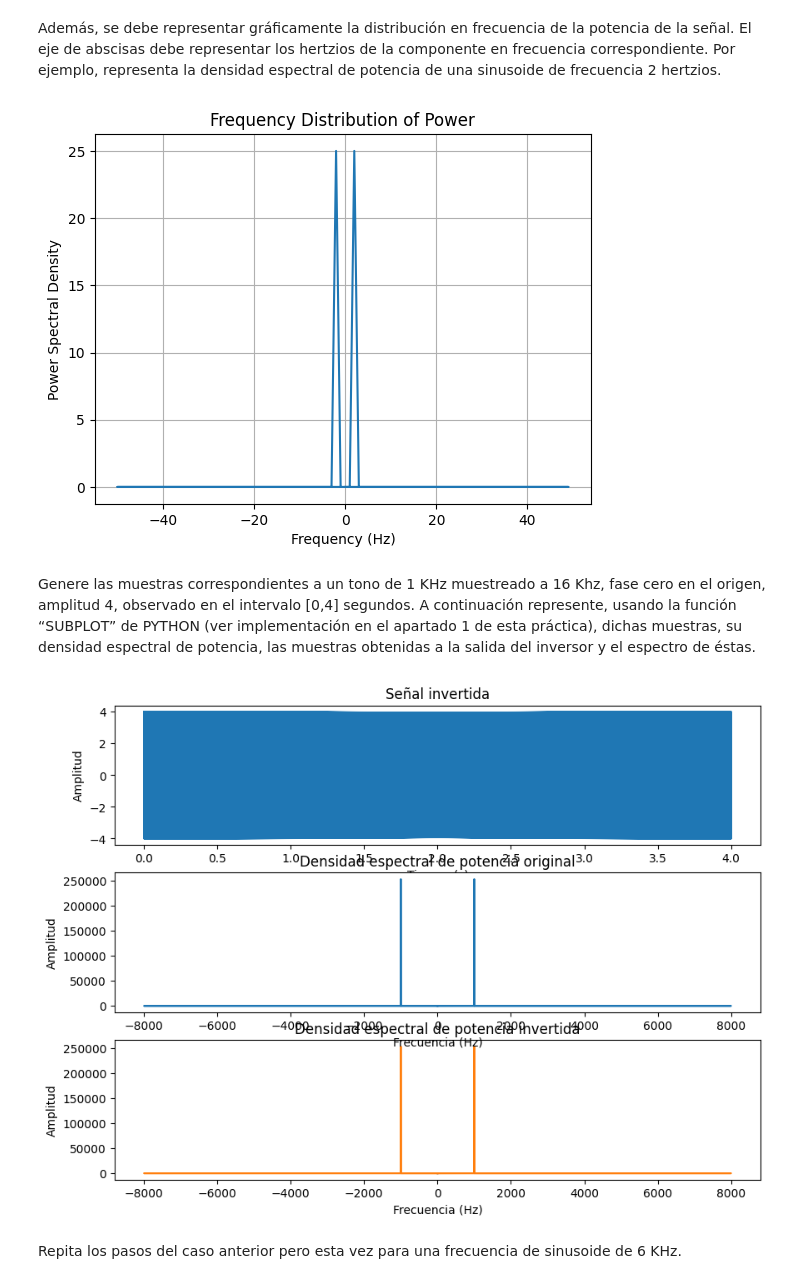
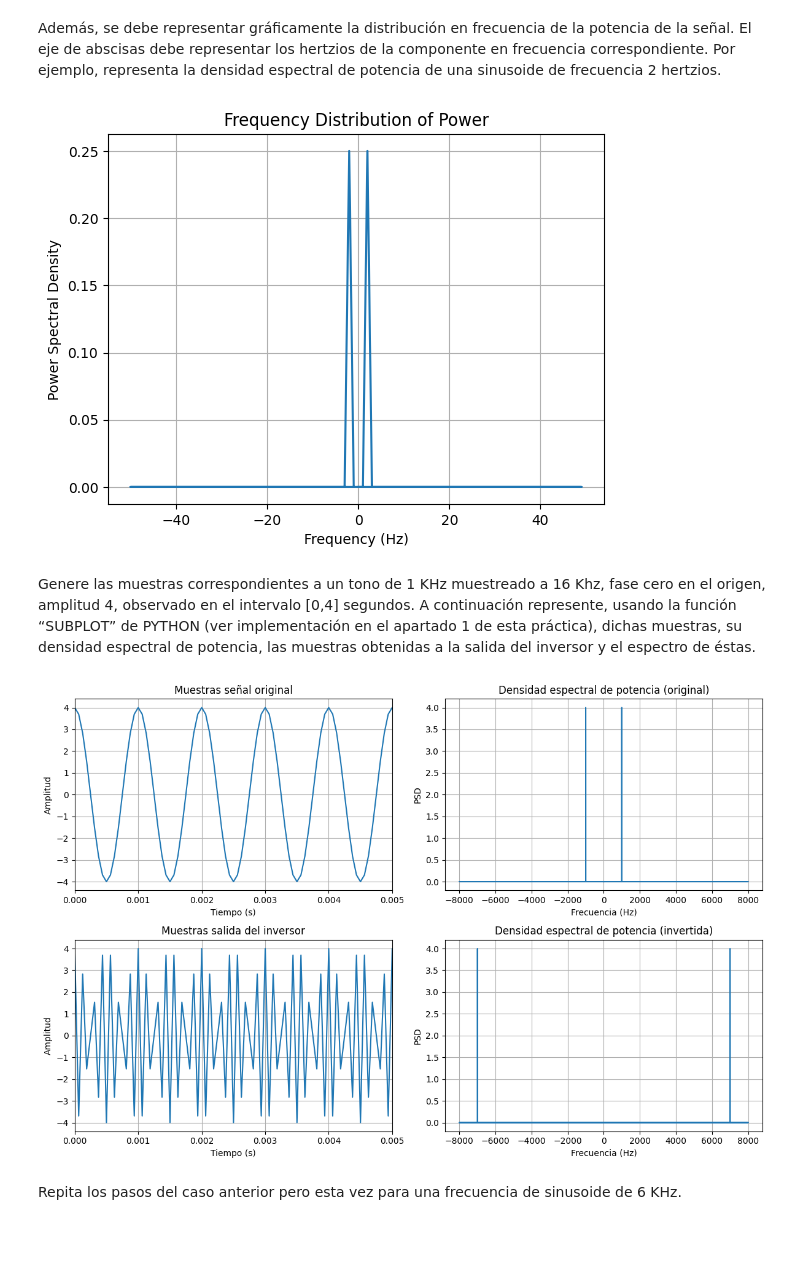
Before and after one commit to adpf0001-crl/Fundamentos-y-Equipos-de-Audio, a Jupyter notebook: FyEA_Lab3_AudioSignalProcessing.ipynb, the cells around one changed output. Drawn from its saved outputs; the diff is of its cells as text; code cells hidden in the pictures; blank space fills up the shorter version.

```diff
--- a/FyEA_Lab3_AudioSignalProcessing.ipynb
+++ b/FyEA_Lab3_AudioSignalProcessing.ipynb
@@ -141,9 +133,10 @@ def inversor(x):
     Output:
         - y: Output signal with inverted spectrum.
     """
-    # Usamos np.arange para que cada muestra n se multiplique por (-1)^n
-    n = np.arange(len(x))
-    y = x * ((-1)**n)
+    # INSERT YOUR CODE HERE!
+    n=np.arange(len(x))
+    y = x * np.cos(np.pi*n)
+
     return y
 # %% [markdown]
 Igualmente, implemente una función de PYTHON que calcule y represente la densidad espectral de potencia una señal dada. Esta función debe responder al siguiente esquema:
@@ -159,16 +152,14 @@ def denpower(x, fs):
         - DEP: Power Spectral Density of the signal.
     """
     # INSERT YOUR CODE HERE!
-    DEP=np.fft.fft(x)
-    DEP=np.abs(DEP)**2
-    DEP=DEP/len(x)
-
+    N=len(x)
+    X=np.fft.fft(x)/N
+    DEP=np.abs(X)**2
     return DEP
 # %% [markdown]
 Además, se debe representar gráficamente la distribución en frecuencia de la potencia de la señal.  El eje de abscisas debe representar los hertzios de la componente en frecuencia correspondiente. Por ejemplo, representa la densidad espectral de potencia de una sinusoide de frecuencia 2 hertzios.
 # %%
 fs = 100
-f=2
 t = np.linspace(0, 1, fs, endpoint=False)
 x = np.sin(2*np.pi*2*t)
 DEP = denpower(x, fs)
@@ -180,54 +171,64 @@ plt.title('Frequency Distribution of Power')
 plt.grid(True)
 plt.show()
 # %% [output]
-[figure, old version]
+[figure, new version]
 # %% [markdown]
 Genere las muestras correspondientes a un tono de 1 KHz muestreado a 16 Khz, fase cero en el origen, amplitud 4, observado en el intervalo [0,4] segundos.  A continuación represente, usando la función “SUBPLOT” de PYTHON (ver implementación en el apartado 1 de esta práctica), dichas muestras, su densidad espectral de potencia, las muestras obtenidas a la salida del inversor y el espectro de éstas.
 # %%
+# Insert your code HERE!
 f = 1000
 fs = 16000
 A = 4
-t = np.linspace(0, 4, int(4*fs), endpoint=False)
-x = A * np.sin(2*np.pi*f*t)
-DEP = denpower(x, fs)
+ts = 1 / fs
+T = 4
+t = np.arange(0, T, ts)
+x = A * np.cos(2 * np.pi * f * t)
+
+# 1. Aplicamos el inversor a la señal en el tiempo x
 y = inversor(x)
+
+# 2. Calculamos la DEP de ambas señales
+frec = np.fft.fftfreq(len(x), ts)
+DEP_x = denpower(x, fs)
 DEP_y = denpower(y, fs)
-frec = np.fft.fftshift(np.fft.fftfreq(len(x), 1/fs))
 
-plt.figure(figsize=(10, 12))
+# 3. Representamos las 4 gráficas en una rejilla 2x2
+plt.figure(figsize=(12, 8))
 
-# Primera gráfica: Señal original en el tiempo
-plt.subplot(4, 1, 1)
-plt.plot(t[:100], x[:100]) # Graficamos solo las primeras 100 muestras para que se aprecie el tono
-plt.title('Señal original')
+plt.subplot(2, 2, 1)
+plt.plot(t, x)
+plt.xlim([0,0.005]) # Zoom a 5 ms para distinguir la forma de onda
+plt.title('Muestras señal original')
 plt.xlabel('Tiempo (s)')
 plt.ylabel('Amplitud')
+plt.grid(True)
 
-# Segunda gráfica: Señal invertida en el tiempo
-plt.subplot(4, 1, 2)
-plt.plot(t[:100], y[:100]) # Graficamos solo las primeras 100 muestras
-plt.title('Señal invertida (Zoom primer intervalo)')
+plt.subplot(2, 2, 2)
+plt.plot(frec, DEP_x)
+plt.title('Densidad espectral de potencia (original)')
+plt.xlabel('Frecuencia (Hz)')
+plt.ylabel('PSD')
+plt.grid(True)
+
+plt.subplot(2, 2, 3)
+plt.plot(t, y)
+plt.xlim([0, 0.005])  # Zoom a 5 ms para ver el cambio de signo cada muestra
+plt.title('Muestras salida del inversor')
 plt.xlabel('Tiempo (s)')
 plt.ylabel('Amplitud')
+plt.grid(True)
 
-# Tercera gráfica: PSD de la señal original
-plt.subplot(4, 1, 3)
-plt.plot(frec, DEP)
-plt.title('Densidad espectral de potencia original')
+plt.subplot(2, 2, 4)
+plt.plot(frec, DEP_y)
+plt.title('Densidad espectral de potencia (invertida)')
 plt.xlabel('Frecuencia (Hz)')
-plt.ylabel('Amplitud')
-
-# Cuarta gráfica: PSD de la señal invertida
-plt.subplot(4, 1, 4)
-plt.plot(frec, DEP_y)
-plt.title('Densidad espectral de potencia invertida')
-plt.xlabel('Frecuencia (Hz)')
-plt.ylabel('Amplitud')
+plt.ylabel('PSD')
+plt.grid(True)
 
 plt.tight_layout()
 plt.show()
 # %% [output]
-[figure, old version]
+[figure, new version]
 # %% [markdown]
 Repita los pasos del caso anterior pero esta vez para una frecuencia de sinusoide de 6 KHz.
 # %%
```
Also changed, not shown: parts of 10 cells of this notebook.
